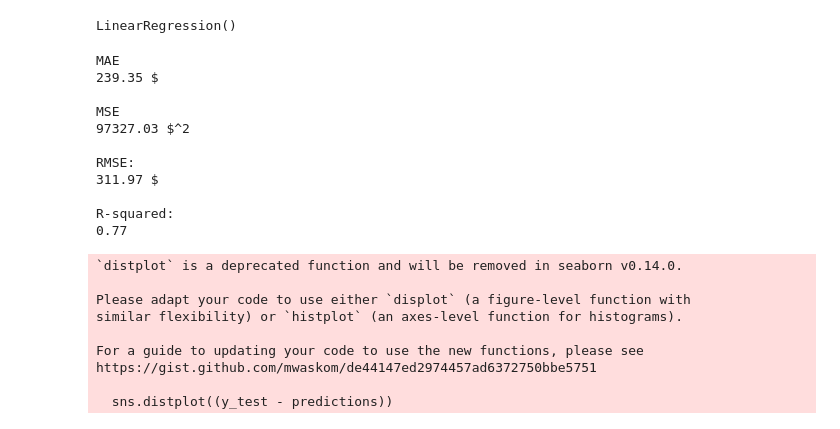
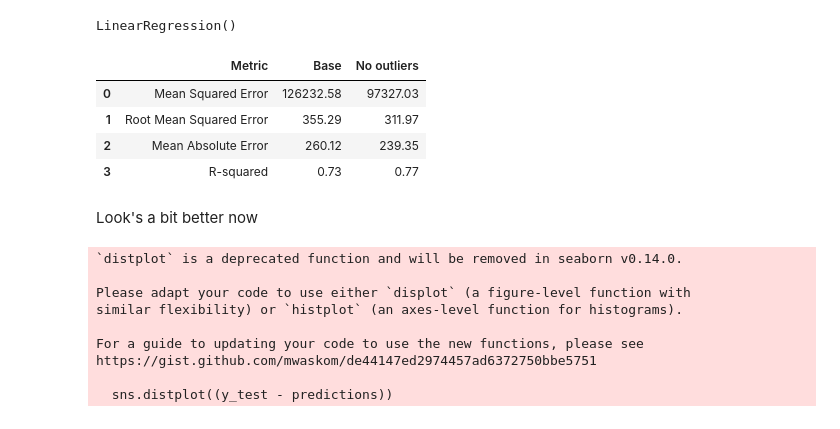
Before and after one commit to KirSobolev/Introduction-to-ML, a Jupyter notebook: exercise1/ex1.ipynb, the cells around one changed output. Cells and saved outputs as stored; diff of their text form; code cells hidden in the pictures.

```diff
--- a/exercise1/ex1.ipynb
+++ b/exercise1/ex1.ipynb
@@ -421,19 +423,18 @@ plt.show()
 [figure]
 # %%
 # MAE - Mean average error
-print("MAE")
-print(round(metrics.mean_absolute_error(y_test, predictions), 2), "$")
-
+mae = round(metrics.mean_absolute_error(y_test, predictions), 2)
 # MSE - Mean square error
-print("\nMSE")
-print(round(metrics.mean_squared_error(y_test, predictions), 2), "$^2")
-
+mse = round(metrics.mean_squared_error(y_test, predictions), 2)
 # RMSE - Root mean square error
-print('\nRMSE:')
-print(round(np.sqrt(metrics.mean_squared_error(y_test, predictions)), 2), "$")
-
+rmse = round(np.sqrt(metrics.mean_squared_error(y_test, predictions)), 2)
 # R-squared. 0 = the model descibes the dataset poorly
 # 1 = model describes the dataset perfectly
-print('\nR-squared:')
-print(round(metrics.r2_score(y_test, predictions), 2))
+r2 = round(metrics.r2_score(y_test, predictions), 2)
+
+metrics_df = pd.DataFrame({
+    'Metric': ['Mean Squared Error', 'Root Mean Squared Error', 'Mean Absolute Error', 'R-squared'],
+    'Base': [mse, rmse, mae, r2]
+})
+metrics_df
 # %% [output]
@@ -513,33 +520,25 @@ LinearRegression()
 predictions = lm.predict(X_test)
 # %%
 # MAE - Mean average error
-print("MAE")
-print(round(metrics.mean_absolute_error(y_test, predictions), 2), "$")
-
+mae = round(metrics.mean_absolute_error(y_test, predictions), 2)
 # MSE - Mean square error
-print("\nMSE")
-print(round(metrics.mean_squared_error(y_test, predictions), 2), "$^2")
-
+mse = round(metrics.mean_squared_error(y_test, predictions), 2)
 # RMSE - Root mean square error
-print('\nRMSE:')
-print(round(np.sqrt(metrics.mean_squared_error(y_test, predictions)), 2), "$")
-
+rmse = round(np.sqrt(metrics.mean_squared_error(y_test, predictions)), 2)
 # R-squared. 0 = the model descibes the dataset poorly
 # 1 = model describes the dataset perfectly
-print('\nR-squared:')
-print(round(metrics.r2_score(y_test, predictions), 2))
+r2 = round(metrics.r2_score(y_test, predictions), 2)
+
+metrics_df["No outliers"] = [mse, rmse, mae, r2]
+metrics_df
 # %% [output]
-MAE
-239.35 $
-
-MSE
-97327.03 $^2
-
-RMSE:
-311.97 $
-
-R-squared:
-0.77
+|  | Metric | Base | No outliers |
+| 0 | Mean Squared Error | 126232.58 | 97327.03 |
+| 1 | Root Mean Squared Error | 355.29 | 311.97 |
+| 2 | Mean Absolute Error | 260.12 | 239.35 |
+| 3 | R-squared | 0.73 | 0.77 |
+# %% [markdown]
+Look's a bit better now
 # %%
 # if the prediction distribution are far from normal distribution
 # then the model is not probably good enough
```
Also changed, not shown: parts of 17 cells of this notebook.
